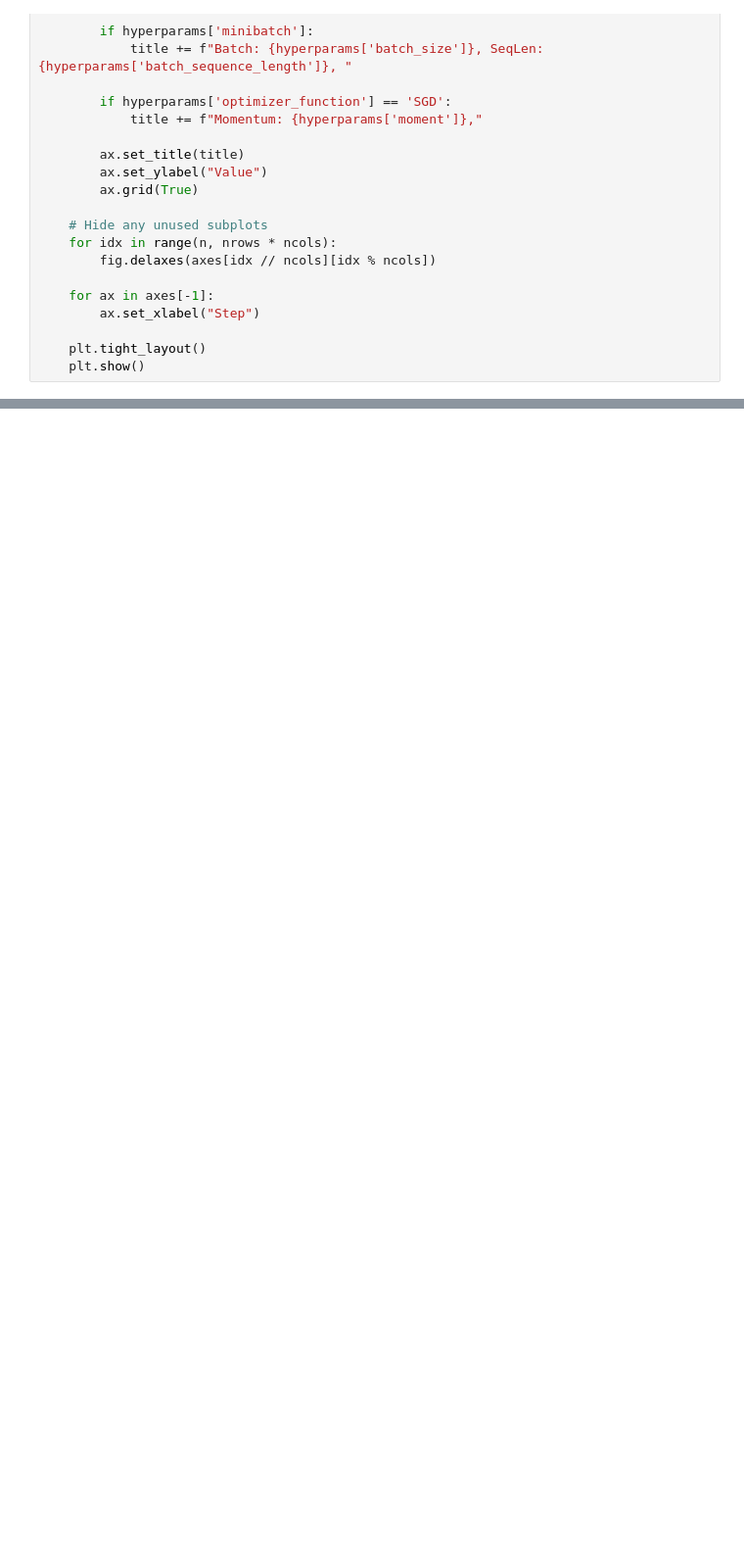
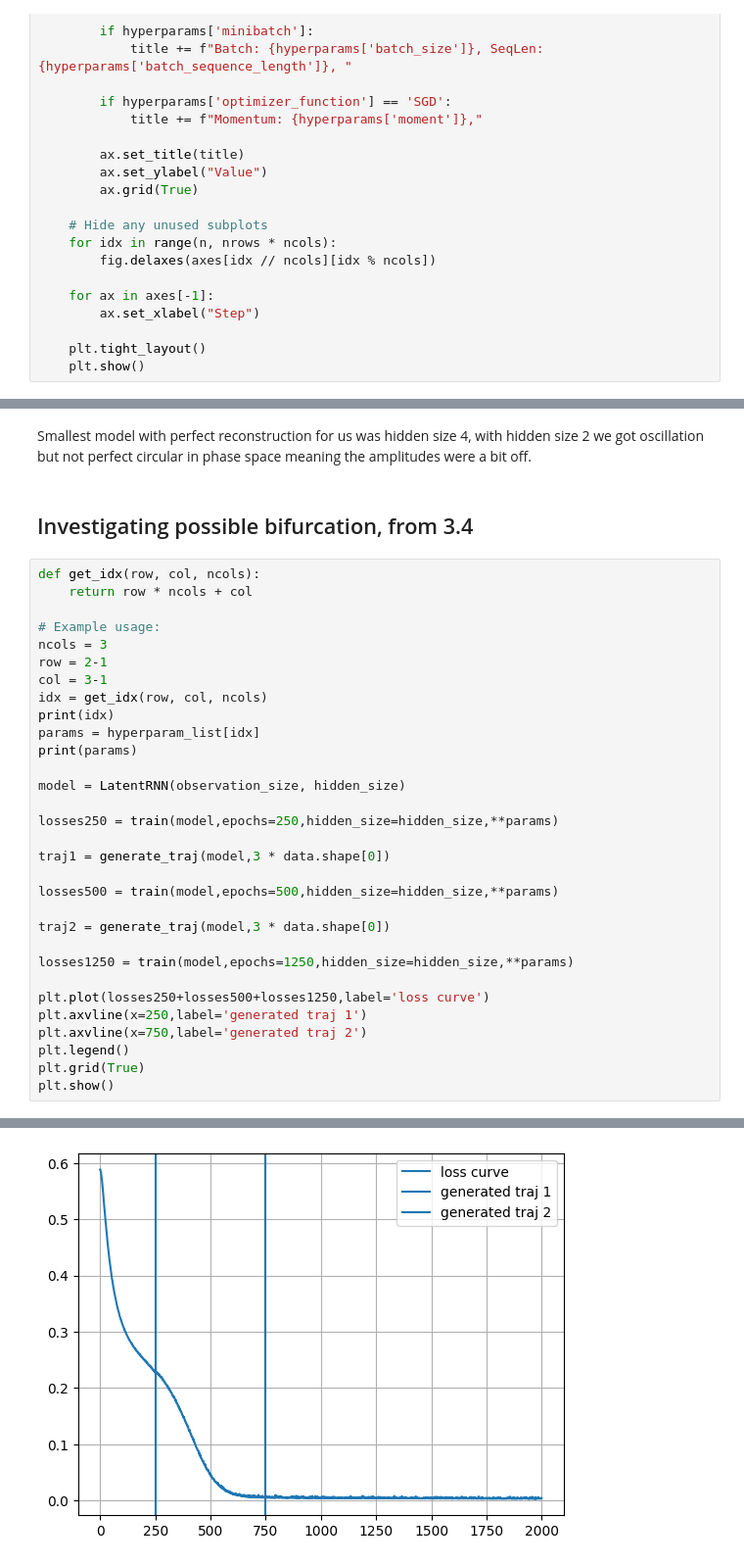
Before and after one commit to Sam-RvandV/TSM_SS2025, a Jupyter notebook: exercises/ex6/Rouppe-Sange-sheet06.ipynb, the cells around one changed output, grey strips where cells are left out. Shown at 98% size. Saved outputs shown, nothing was run; the diff lists cells and outputs as text; blank space fills up the shorter version.

```diff
--- a/exercises/ex6/Rouppe-Sange-sheet06.ipynb
+++ b/exercises/ex6/Rouppe-Sange-sheet06.ipynb
@@ -470,0 +486,36 @@ Time steps: 205
+# %% [markdown]
+Smallest model with perfect reconstruction for us was hidden size 4, with hidden size 2 we got oscillation but not perfect circular in phase space meaning the amplitudes were a bit off.
+# %% [markdown]
+## Investigating possible bifurcation, from 3.4
+# %%
+def get_idx(row, col, ncols):
+    return row * ncols + col
+
+# Example usage:
+ncols = 3
+row = 2-1
+col = 3-1
+idx = get_idx(row, col, ncols)
+print(idx)
+params = hyperparam_list[idx]
+print(params)
+
+model = LatentRNN(observation_size, hidden_size)
+
+losses250 = train(model,epochs=250,hidden_size=hidden_size,**params)
+
+traj1 = generate_traj(model,3 * data.shape[0])
+
+losses500 = train(model,epochs=500,hidden_size=hidden_size,**params)
+
+traj2 = generate_traj(model,3 * data.shape[0])
+
+losses1250 = train(model,epochs=1250,hidden_size=hidden_size,**params)
+
+plt.plot(losses250+losses500+losses1250,label='loss curve')
+plt.axvline(x=250,label='generated traj 1')
+plt.axvline(x=750,label='generated traj 2')
+plt.legend()
+plt.grid(True)
+plt.show()
+# %% [output]
@@ -470,0 +539 @@ Time steps: 205
+[figure, added]
```
Also changed, not shown: parts of 13 cells of this notebook, 4 other files.
